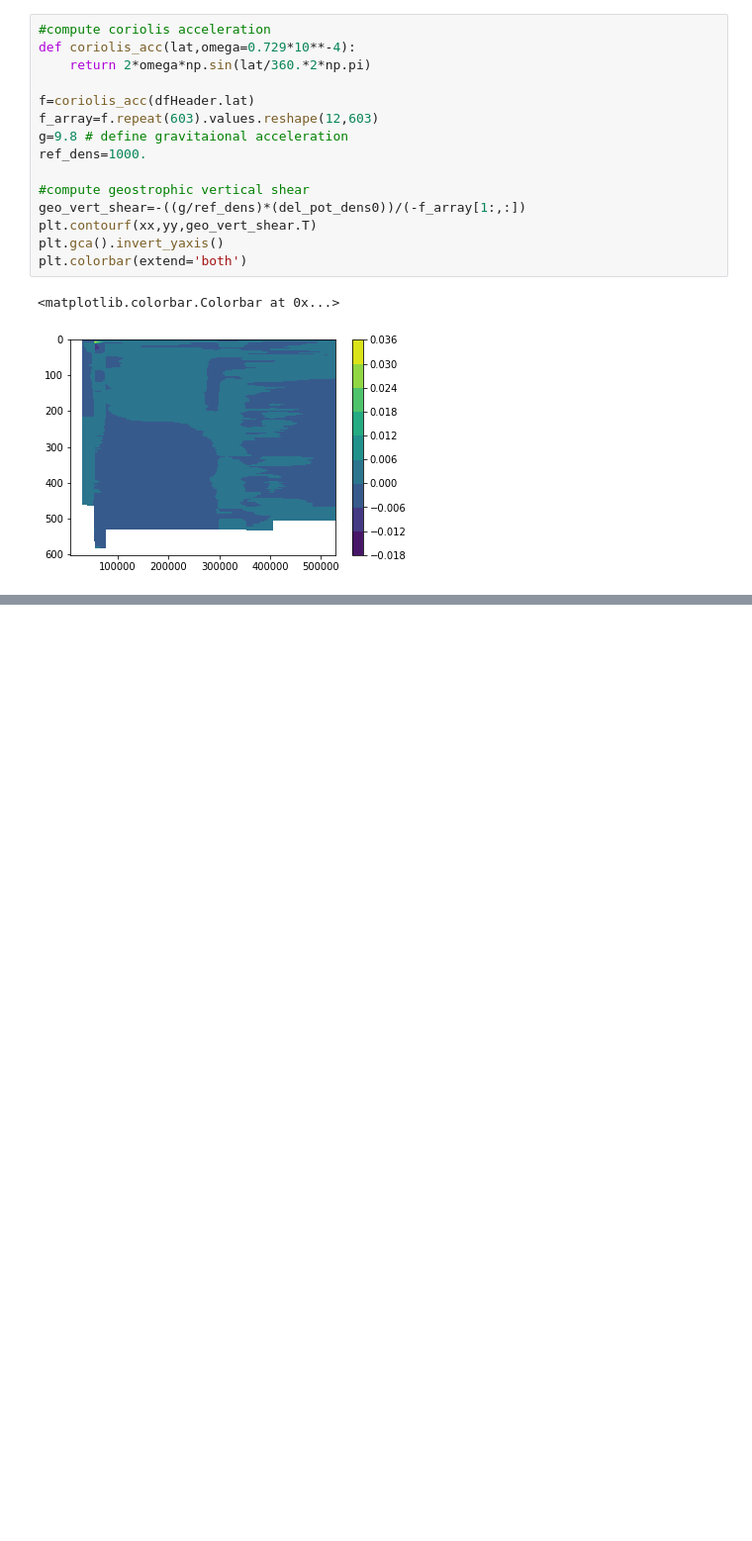
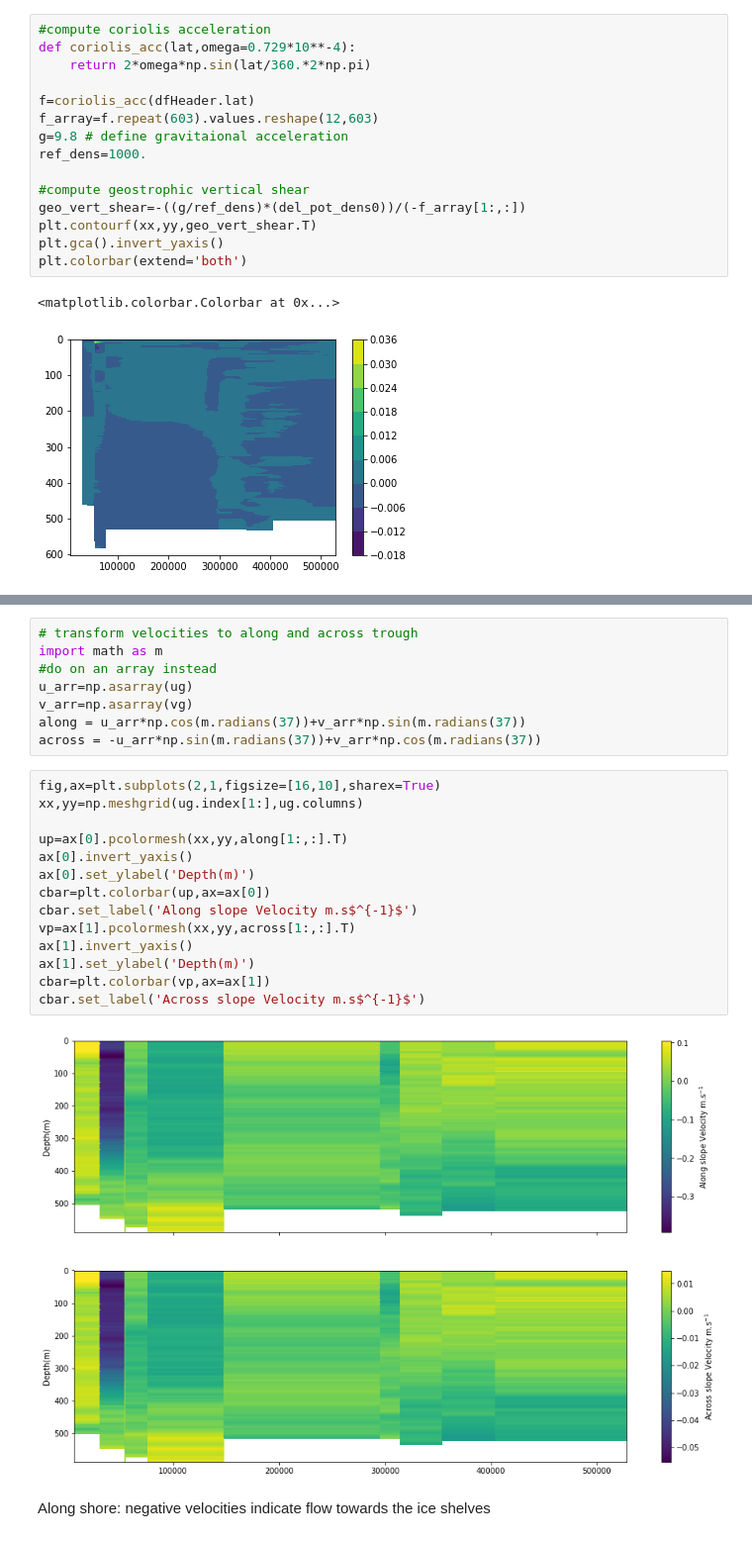
Before and after one commit to isgiddy/oc4920_code, a Jupyter notebook: Week1_Exercise2.ipynb, the cells around one changed output, grey strips where cells are left out. Shown: that part at 99% size. Drawn from its saved outputs; the diff is of its cells as text; blank space fills up the shorter version.

```diff
--- a/Week1_Exercise2.ipynb
+++ b/Week1_Exercise2.ipynb
@@ -206,0 +234,26 @@ plt.colorbar(extend='both')
+# %%
+# transform velocities to along and across trough
+import math as m
+#do on an array instead
+u_arr=np.asarray(ug)
+v_arr=np.asarray(vg)
+along = u_arr*np.cos(m.radians(37))+v_arr*np.sin(m.radians(37))
+across = -u_arr*np.sin(m.radians(37))+v_arr*np.cos(m.radians(37))
+# %%
+fig,ax=plt.subplots(2,1,figsize=[16,10],sharex=True)
+xx,yy=np.meshgrid(ug.index[1:],ug.columns)
+
+up=ax[0].pcolormesh(xx,yy,along[1:,:].T)
+ax[0].invert_yaxis()
+ax[0].set_ylabel('Depth(m)')
+cbar=plt.colorbar(up,ax=ax[0])
+cbar.set_label('Along slope Velocity m.s$^{-1}$')
+vp=ax[1].pcolormesh(xx,yy,across[1:,:].T)
+ax[1].invert_yaxis()
+ax[1].set_ylabel('Depth(m)')
+cbar=plt.colorbar(vp,ax=ax[1])
+cbar.set_label('Across slope Velocity m.s$^{-1}$')
+# %% [output]
+[figure, added]
+# %% [markdown]
+Along shore: negative velocities indicate flow towards the ice shelves
```
Also changed, not shown: parts of 13 cells of this notebook.
